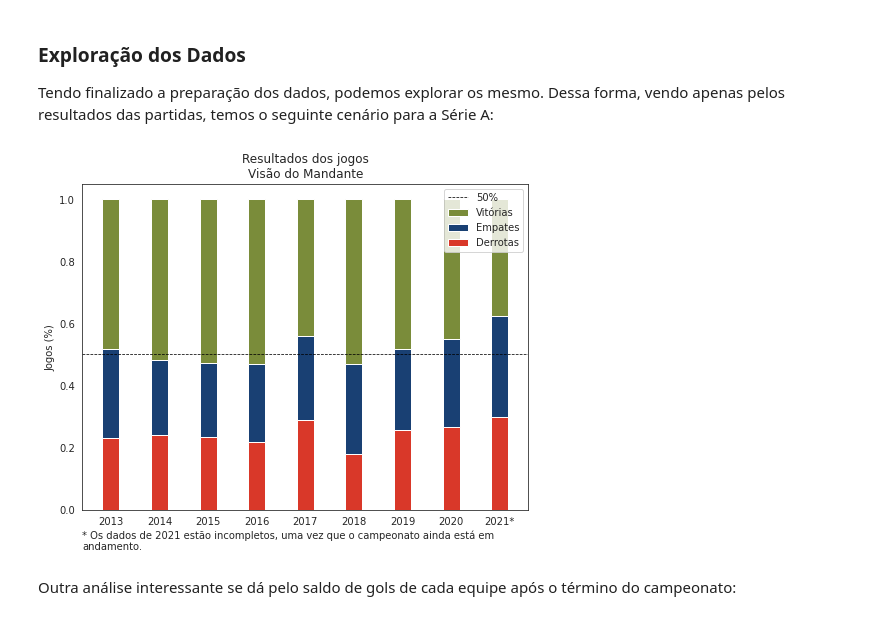
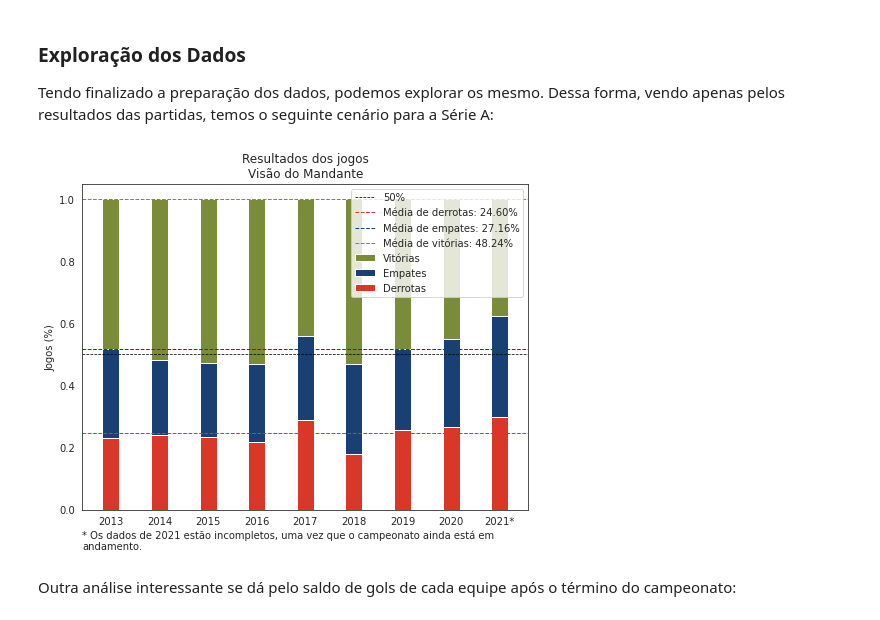
Before and after one commit to HannaRF/web-scraping, a Jupyter notebook: project.ipynb, the cells around one changed output. Cells and saved outputs as stored; diff of their text form; code cells hidden in the pictures.

```diff
--- a/project.ipynb
+++ b/project.ipynb
@@ -1006,34 +1007,53 @@ for i in range(9):
     gols_fora = np.array([int(df.loc[i, 'Result'][4]) for i in range(len(df))
                           if df.loc[i, 'Year'] == year and
                           df.loc[i, 'Competition'] == 'Serie A'])
 
     n = len(gols_casa)
     wins.append(np.sum(gols_casa > gols_fora) / n)
     draws.append(np.sum(gols_casa == gols_fora) / n)
     losses.append(np.sum(gols_casa < gols_fora) / n)
 
 wins = np.array(wins)
 draws = np.array(draws)
 losses = np.array(losses)
 labels[-1] = '2021*'
 
+mean_losses = losses.mean()
+mean_draws = draws.mean()
+mean_wins = wins.mean()
+
 ax.bar(labels, wins + draws + losses, width, label = 'Vitórias', color = colors['verde'])
 ax.bar(labels, draws + losses, width, label = 'Empates', color = colors['azul'])
 ax.bar(labels, losses, width, label = 'Derrotas', color = colors['vermelho'])
 plt.axhline(0.5, ls = '--', lw = 0.75, c = 'black', label = '50%')
+plt.axhline(mean_losses,
+            ls = '--',
+            lw = 1,
+            c = colors['vermelho'],
+            label = f'Média de derrotas: {100*mean_losses:.2f}%')
+plt.axhline(mean_draws + mean_losses,
+            ls = '--',
+            lw = 1,
+            c = colors['azul'],
+            label = f'Média de empates: {100*mean_draws:.2f}%')
+plt.axhline(mean_draws + mean_losses + mean_wins,
+            ls = '--',
+            lw = 1,
+            c = colors['verde'],
+            label = f'Média de vitórias: {100*mean_wins:.2f}%')
 ax.set_ylabel('Jogos (%)')
 ax.set_title('Resultados dos jogos\nVisão do Mandante')
 ax.legend(loc = 'upper right')
 plt.annotate('* Os dados de 2021 estão incompletos, uma vez que o campeonato ainda está em\nandamento.',
              (0,0),
              (0, -20),
              xycoords = 'axes fraction',
              textcoords = 'offset points',
              va = 'top')
 
 plt.show()
 # %% [output]
-[figure, old version]
+[figure, new version]
 # %% [markdown]
 Outra análise interessante se dá pelo saldo de gols de cada equipe após o término do campeonato:
 # %%
```
Also changed, not shown: parts of 9 cells of this notebook.
